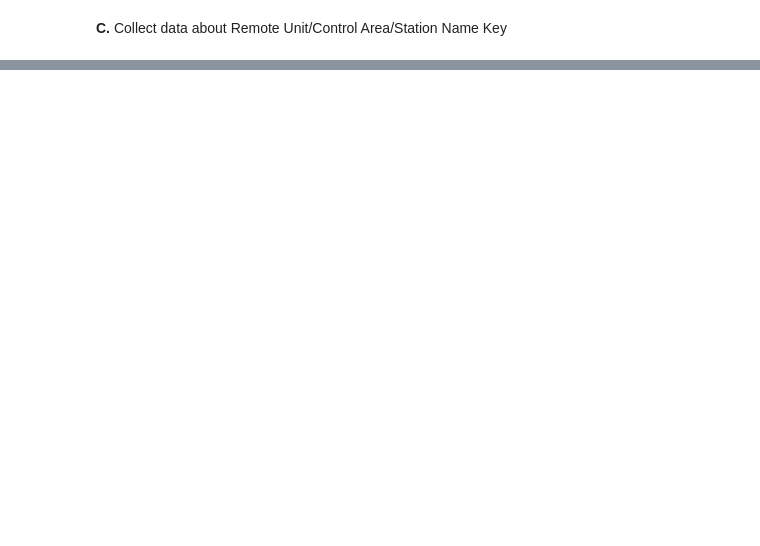
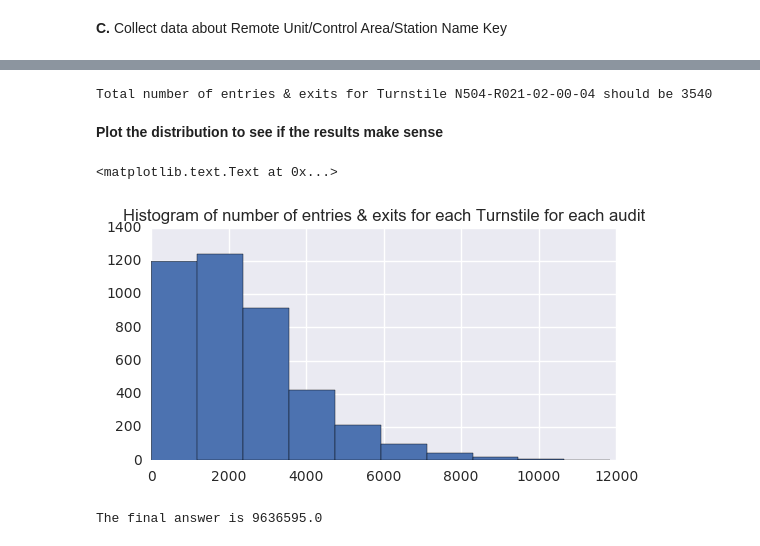
Before and after one commit to MiyainNYC/MTA, a Jupyter notebook: analysis.ipynb, the cells around one changed output, grey strips where cells are left out. Cells and saved outputs as stored; diff of their text form; code cells hidden in the pictures; blank space fills up the shorter version.

```diff
--- a/analysis.ipynb
+++ b/analysis.ipynb
@@ -116,7 +171,7 @@ remote = pd.read_excel("http://web.mta.info/developers/resources/nyct/turnstile/
 remote.to_sql(name='remote', con=conPre, flavor='sqlite', if_exists='replace')
 
 with conPre:
-    cur = con.cursor()
+    cur = conPre.cursor()
     cur.execute("""select count(*) from remote""")
     cnt = cur.fetchall()
     print(cnt)
@@ -310,0 +210,6 @@ Name: ENTRIES, dtype: int64
+# %%
+with conPre:
+    cur = conPre.cursor()
+    cur.execute("""select count([C/A]), COUNT(SCP),count(unit) from prior""")
+    cnt = cur.fetchall()
+    print(cnt)
@@ -310,0 +247,33 @@ Name: ENTRIES, dtype: int64
+# %%
+start = datetime.datetime.now()
+with conPre:
+    cur = conPre.cursor()
+    cur.execute("""select [C/A] || '-' || UNIT || '-' || SCP AS TURNSTILE,DESC,TIME,(ENTRIES+EXITS) AS TOTAL \
+    from prior where DATE = '08-01-13' AND DESC IN ('REGULAR','RECOVR AUD')
+    UNION ALL
+    select [C/A] || '-' || UNIT || '-' || SCP AS TURNSTILE,DESC,'24:00:00' AS TIME,(ENTRIES+EXITS) AS TOTAL \
+    from prior where DATE = '08-02-13' AND TIME = '00:00:00'AND DESC IN ('REGULAR','RECOVR AUD')""")
+    EE080113 = cur.fetchall()
+# %%
+start = datetime.datetime.now()
+with conPre:
+    cur = conPre.cursor()
+    cur.execute("""select [C/A] || '-' || UNIT || '-' || SCP AS TURNSTILE,DESC,TIME,(ENTRIES+EXITS) AS TOTAL \
+    from prior where DATE = '08-01-13' AND DESC IN ('REGULAR','RECOVR AUD')
+    UNION ALL
+    select [C/A] || '-' || UNIT || '-' || SCP AS TURNSTILE,DESC,'24:00:00' AS TIME,(ENTRIES+EXITS) AS TOTAL \
+    from prior where DATE = '08-02-13' AND TIME = '00:00:00'AND DESC IN ('REGULAR','RECOVR AUD')""")
+    EE080113 = cur.fetchall()
+end = datetime.datetime.now()
+EE080113_df = pd.DataFrame(EE080113,columns = ['turnstile','DESC','time','total'])
+print(len(EE080113_df))
+EE080113_df = EE080113_df.dropna().sort_values(by = 'DESC').reindex()
+print(len(EE080113_df))
+## recover audit
+EE080113_df = EE080113_df[~EE080113_df.duplicated(['turnstile','time'],keep = 'first').values].groupby(['turnstile','time']).sum().sort_index()
+print(len(EE080113_df))
+first = EE080113_df.groupby(level=0).nth(0)
+last = EE080113_df.groupby(level=0).nth(-1)
+diff = pd.concat([first, last], axis=1, join='inner').diff(axis = 1)
+print(diff.sum())
+print('Spend %s seconds'%(end-start).seconds)
@@ -310,0 +310,17 @@ Name: ENTRIES, dtype: int64
+# %%
+print('Total number of entries & exits for Turnstile N504-R021-02-00-04 should be %s' % ((10874687 - 10874252)+(4927-1822)))
+# %% [output]
+Total number of entries & exits for Turnstile N504-R021-02-00-04 should be 3540
+# %% [markdown]
+**Plot the distribution to see if the results make sense**
+# %%
+plt.figure(figsize=(6,3))
+plt.hist(diff[diff.iloc[:,-1]>0].iloc[:,-1].values)
+plt.title('Histogram of number of entries & exits for each Turnstile for each audit')
+# %% [output]
+<matplotlib.text.Text at 0x...>
+[figure, added]
+# %%
+print('The final answer is %s' %(sum(diff[diff.iloc[:,-1]>0].iloc[:,-1].values)+3540))
+# %% [output]
+The final answer is 9636595.0
```
Also changed, not shown: parts of 74 cells of this notebook.
